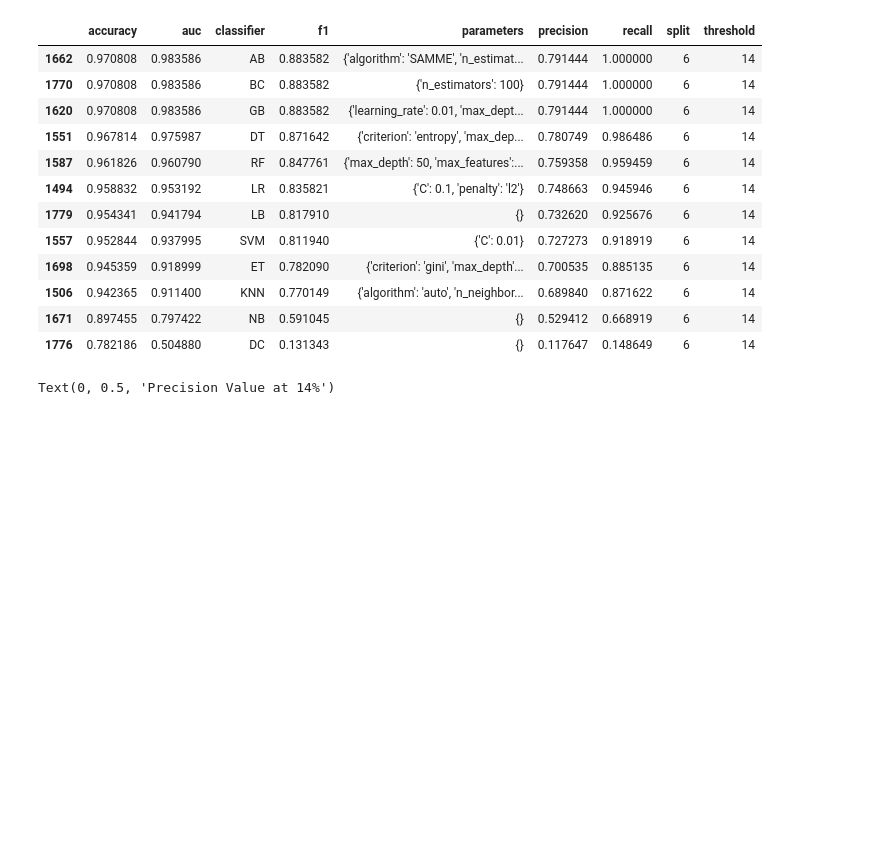
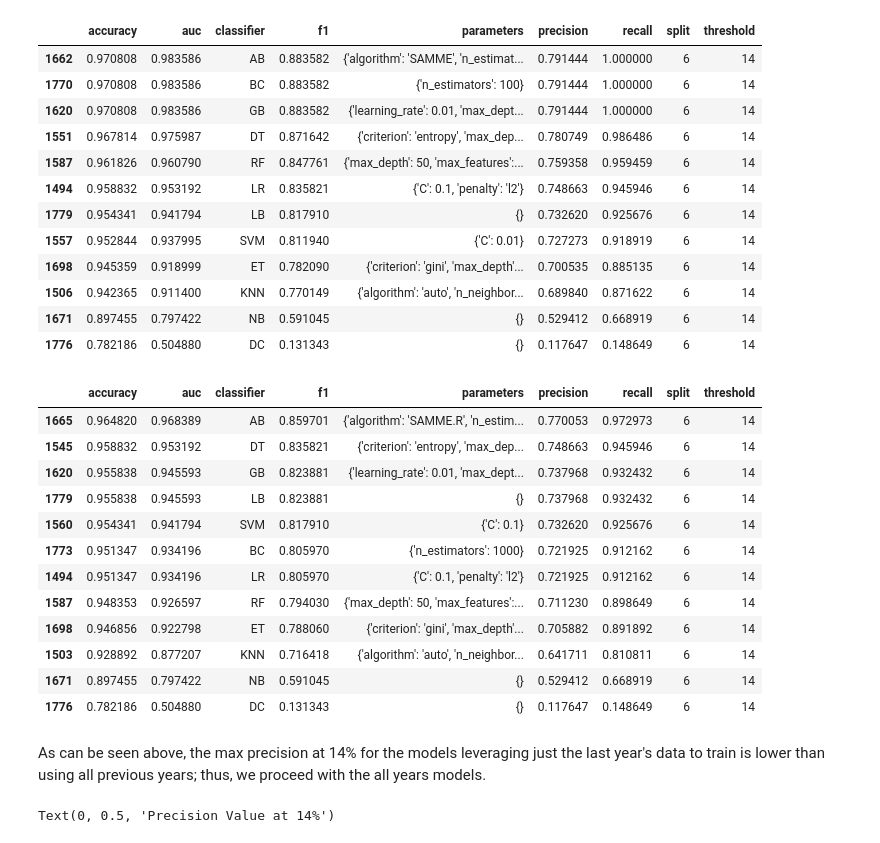
Before and after one commit to sinclairtarget/philly-evictions, a Jupyter notebook: evaluation.ipynb, the cells around one changed output. Saved outputs shown, nothing was run; the diff lists cells and outputs as text; code cells hidden in the pictures; blank space fills up the shorter version.

```diff
--- a/evaluation.ipynb
+++ b/evaluation.ipynb
@@ -31,6 +31,27 @@ clf_14.loc[clf_14.groupby(['classifier'])['precision'].idxmax()].sort_values(
 | 1506 | 0.942365 | 0.911400 | KNN | 0.770149 | {'algorithm': 'auto', 'n_neighbor... | 0.689840 | 0.871622 | 6 | 14 |
 | 1671 | 0.897455 | 0.797422 | NB | 0.591045 | {} | 0.529412 | 0.668919 | 6 | 14 |
 | 1776 | 0.782186 | 0.504880 | DC | 0.131343 | {} | 0.117647 | 0.148649 | 6 | 14 |
+# %%
+#To compare, look at the max precision among models from only last year
+clf_14_ly = clf_ly[(clf_ly['split']==6) & (clf_ly['threshold']==14)]
+clf_14_ly.loc[clf_14_ly.groupby(['classifier'])['precision'].idxmax()].sort_values(
+    by='precision', ascending=False)
+# %% [output]
+|  | accuracy | auc | classifier | f1 | parameters | precision | recall | split | threshold |
+| 1665 | 0.964820 | 0.968389 | AB | 0.859701 | {'algorithm': 'SAMME.R', 'n_estim... | 0.770053 | 0.972973 | 6 | 14 |
+| 1545 | 0.958832 | 0.953192 | DT | 0.835821 | {'criterion': 'entropy', 'max_dep... | 0.748663 | 0.945946 | 6 | 14 |
+| 1620 | 0.955838 | 0.945593 | GB | 0.823881 | {'learning_rate': 0.01, 'max_dept... | 0.737968 | 0.932432 | 6 | 14 |
+| 1779 | 0.955838 | 0.945593 | LB | 0.823881 | {} | 0.737968 | 0.932432 | 6 | 14 |
+| 1560 | 0.954341 | 0.941794 | SVM | 0.817910 | {'C': 0.1} | 0.732620 | 0.925676 | 6 | 14 |
+| 1773 | 0.951347 | 0.934196 | BC | 0.805970 | {'n_estimators': 1000} | 0.721925 | 0.912162 | 6 | 14 |
+| 1494 | 0.951347 | 0.934196 | LR | 0.805970 | {'C': 0.1, 'penalty': 'l2'} | 0.721925 | 0.912162 | 6 | 14 |
+| 1587 | 0.948353 | 0.926597 | RF | 0.794030 | {'max_depth': 50, 'max_features':... | 0.711230 | 0.898649 | 6 | 14 |
+| 1698 | 0.946856 | 0.922798 | ET | 0.788060 | {'criterion': 'gini', 'max_depth'... | 0.705882 | 0.891892 | 6 | 14 |
+| 1503 | 0.928892 | 0.877207 | KNN | 0.716418 | {'algorithm': 'auto', 'n_neighbor... | 0.641711 | 0.810811 | 6 | 14 |
+| 1671 | 0.897455 | 0.797422 | NB | 0.591045 | {} | 0.529412 | 0.668919 | 6 | 14 |
+| 1776 | 0.782186 | 0.504880 | DC | 0.131343 | {} | 0.117647 | 0.148649 | 6 | 14 |
+# %% [markdown]
+As can be seen above, the max precision at 14% for the models leveraging just the last year's data to train is lower than using all previous years; thus, we proceed with the all years models.
 # %%
 # Create df with the max values for each model at threshold 14%, for each split
 clf_max_df = clf_df[clf_df['threshold']==14].drop(['parameters'],axis=1)
```
Also changed, not shown: parts of 10 cells of this notebook.
